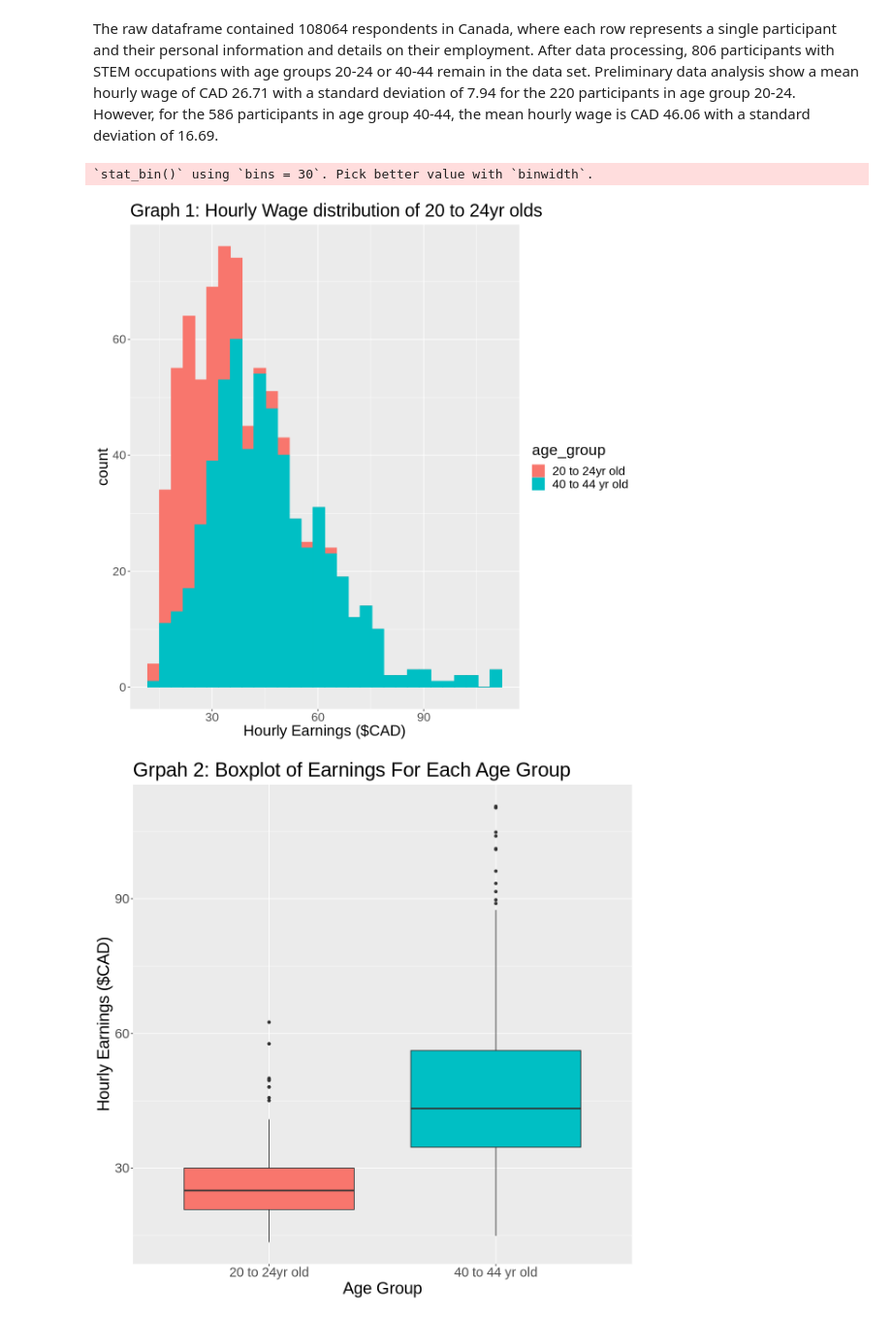
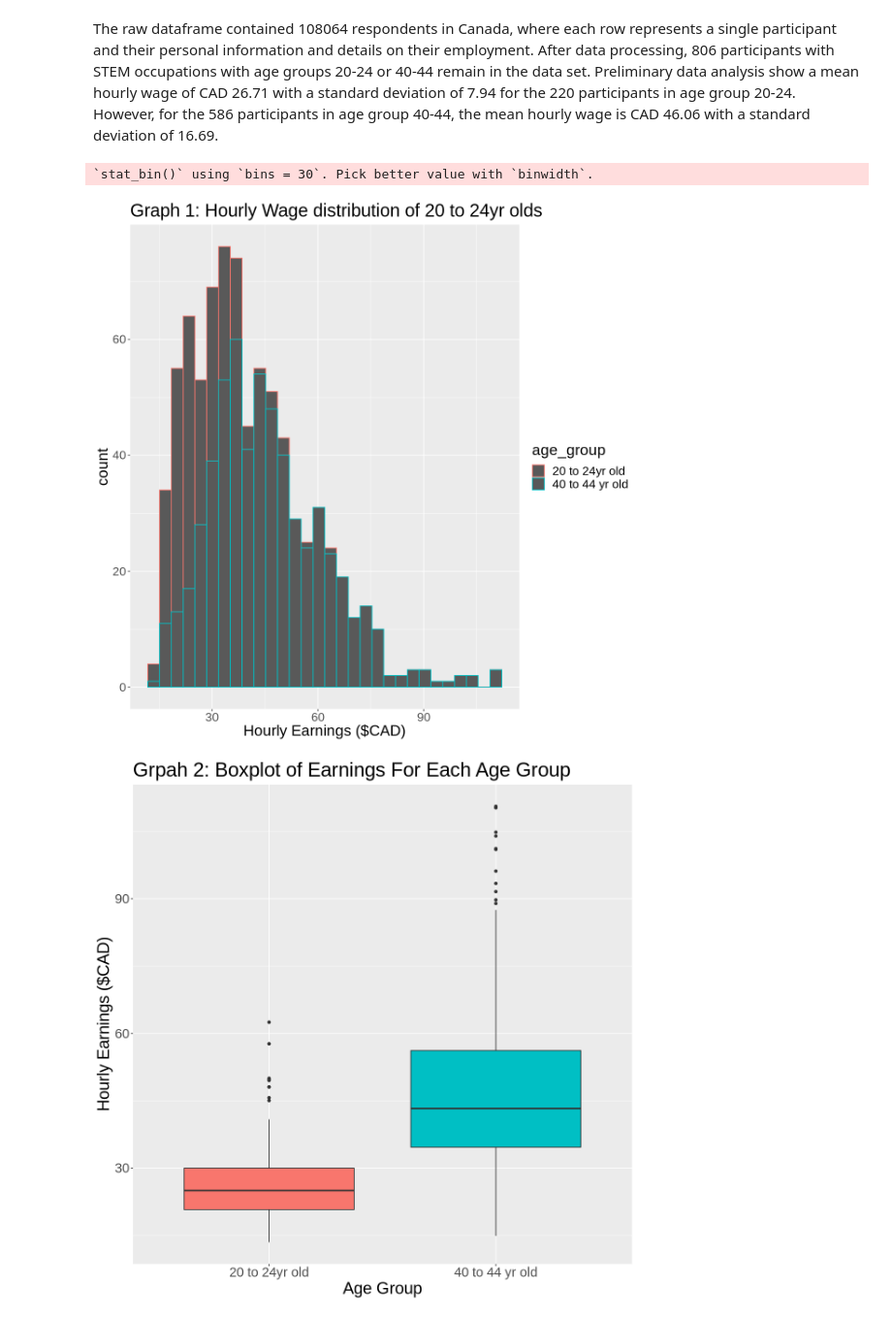
Before and after one commit to GWilliam02/STAT201-Project, a Jupyter notebook: final_report.ipynb, the cells around one changed output. Shown at 97% size. Drawn from its saved outputs; the diff is of its cells as text; code cells hidden in the pictures.

```diff
--- a/final_report.ipynb
+++ b/final_report.ipynb
@@ -88,21 +106,21 @@ The raw dataframe contained 108064 respondents in Canada, where each row represe
 # %%
 plt_age02 <- employment_clean %>%
     #filter(age_group == "20 to 24yr old") %>%
     ggplot() +
-    geom_histogram(aes(x=hourly_wage,color=age_group,fill=age_group)) +
+    geom_histogram(aes(x=hourly_wage,color=age_group)) +
     ggtitle("Graph 1: Hourly Wage distribution of 20 to 24yr olds") +
     xlab("Hourly Earnings ($CAD)") +
     theme(text = element_text(size = 20))
 options(repr.plot.width = 10, repr.plot.height =10)
 plt_age02
 
 
 # plt_age02
 # plt_age06
 #grid.arrange(plt_age02, plt_age06, ncol=2)
 # %% [output]
 `stat_bin()` using `bins = 30`. Pick better value with `binwidth`.
-[figure, old version]
+[figure, new version]
 # %%
 age_vs_wage_boxplots <-
     employment_clean %>%
```
Also changed, not shown: parts of 7 cells of this notebook, 1 other file.
